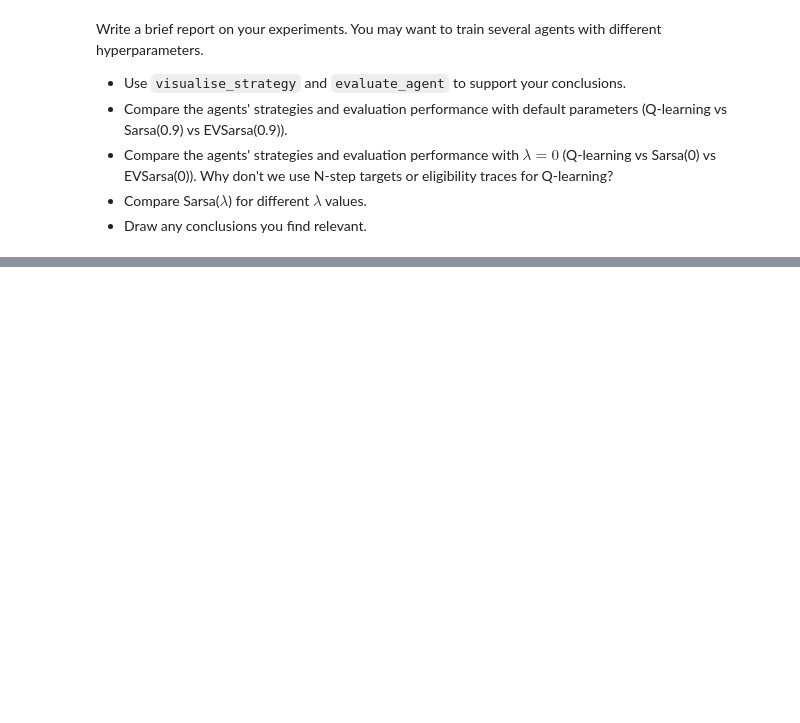
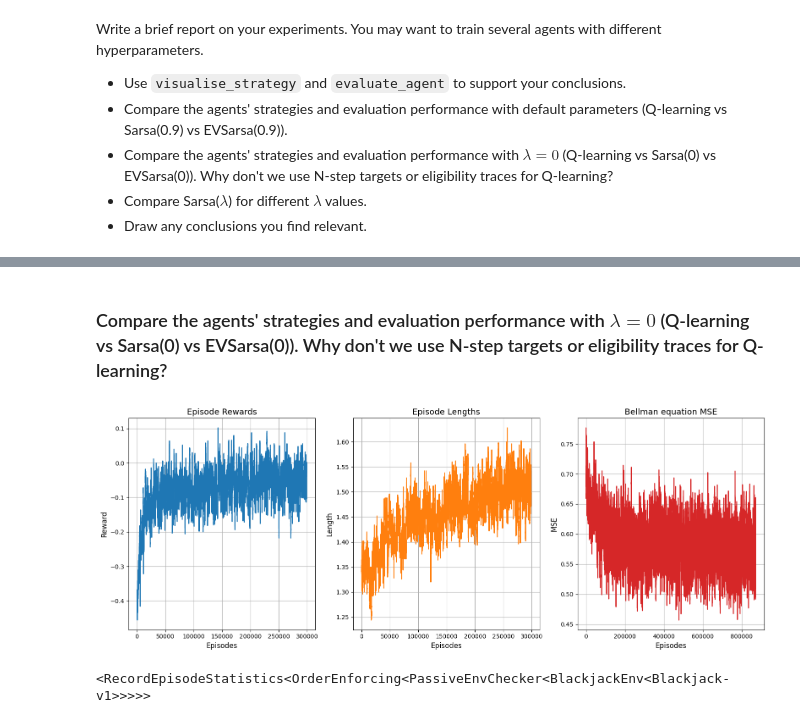
Before and after one commit to sacr1ficerq/hse-rl, a Jupyter notebook: HW2/advanced_tabular_rl.ipynb, the cells around one changed output, grey strips where cells are left out. Drawn from its saved outputs; the diff is of its cells as text; code cells hidden in the pictures; blank space fills up the shorter version.

```diff
--- a/HW2/advanced_tabular_rl.ipynb
+++ b/HW2/advanced_tabular_rl.ipynb
@@ -172,0 +278,16 @@ Write a brief report on your experiments. You may want to train several agents w
+# %% [markdown]
+### Compare the agents' strategies and evaluation performance with $\lambda = 0$ (Q-learning vs Sarsa(0) vs EVSarsa(0)). Why don't we use N-step targets or eligibility traces for Q-learning?
+# %%
+env = gym.make("Blackjack-v1", sab=True)
+
+expected_sarsa_agent = EVSarsaAgent(
+    n_actions=env.action_space.n,
+    learning_rate=learning_rate,
+    epsilon=epsilon,
+    decay_factor=0,
+)
+
+train_agent(expected_sarsa_agent, env, n_episodes, epsilon_decay=0.9)
+# %% [output]
+[figure, added]
+<RecordEpisodeStatistics<OrderEnforcing<PassiveEnvChecker<BlackjackEnv<Blackjack-v1>>>>>
```
Also changed, not shown: parts of 25 cells of this notebook, 1 other file.
